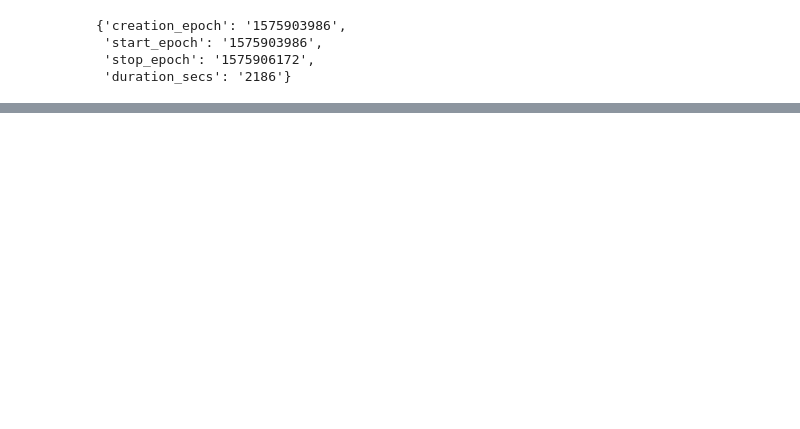
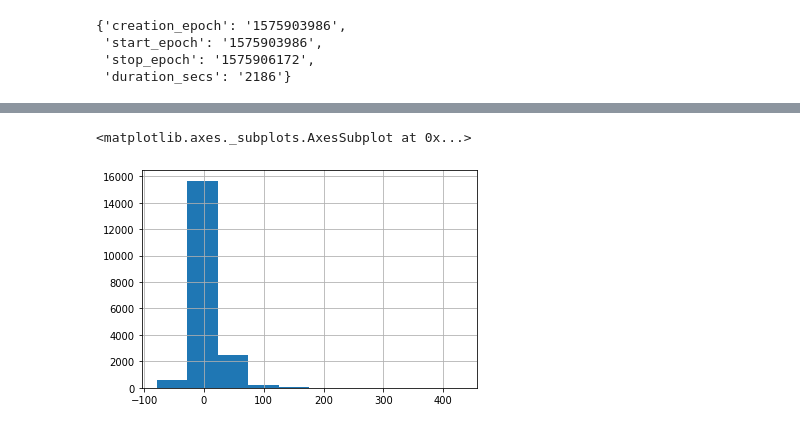
Before and after one commit to jaisal1024/capstone, a Jupyter notebook: Models/H20_models.ipynb, the cells around one changed output, grey strips where cells are left out. Cells and saved outputs as stored; diff of their text form; code cells hidden in the pictures; blank space fills up the shorter version.

Commit message:
added h20 leader model from 12-8

```diff
--- a/Models/H20_models.ipynb
+++ b/Models/H20_models.ipynb
@@ -93,0 +153,2 @@ aml.training_info
+# %%
+preds = aml.leader.predict(test)
@@ -93,0 +157,2 @@ aml.training_info
+# %%
+preds['sale_price'] = test['sale_price']
@@ -93,0 +161,2 @@ aml.training_info
+# %%
+df_pred = preds.as_data_frame()
@@ -93,0 +183,2 @@ aml.training_info
+# %%
+df_pred["pct_err"] = ((df_pred["predict"] - df_pred["sale_price"]) / df_pred["sale_price"]) *100
@@ -93,0 +197,5 @@ aml.training_info
+# %%
+df_pred["pct_err"].hist()
+# %% [output]
+<matplotlib.axes._subplots.AxesSubplot at 0x...>
+[figure, added]
```
Also changed, not shown: parts of 10 cells of this notebook, 3 other files.
